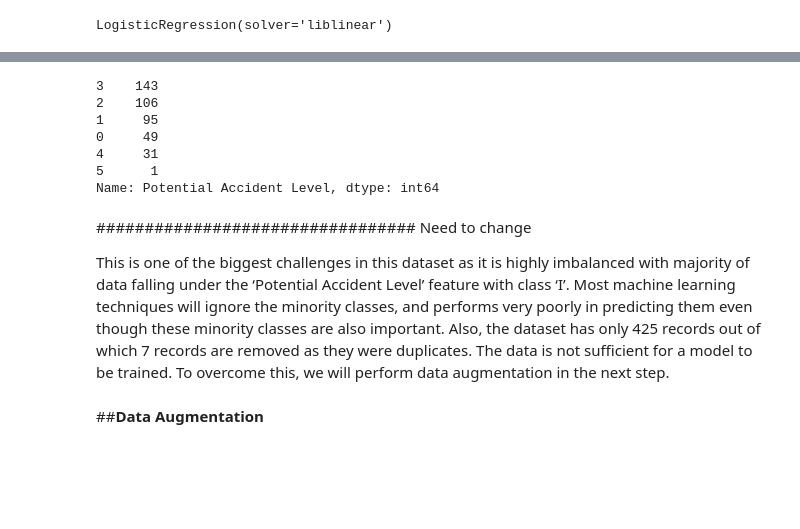
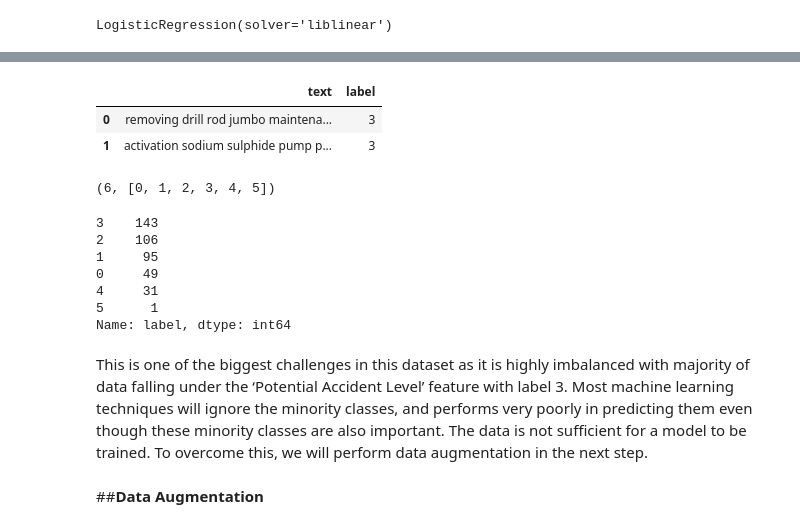
Before and after one commit to SelvamRaju/AI-ML-Capstone-Project-NLP-Chatbot, a Jupyter notebook: GL_Capstone_ChatBot_Final.ipynb, the cells around one changed output, grey strips where cells are left out. Drawn from its saved outputs; the diff is of its cells as text; code cells hidden in the pictures; blank space fills up the shorter version.

```diff
--- a/GL_Capstone_ChatBot_Final.ipynb
+++ b/GL_Capstone_ChatBot_Final.ipynb
@@ -1533,5 +1521,17 @@ feature_df(2)
+# %%
+feature_df.head(2)
+# %% [output]
+|  | text | label |
+| 0 | removing drill rod jumbo maintena... | 3 |
+| 1 | activation sodium sulphide pump p... | 3 |
+# %%
+# number of unique categories in the target column
+num_labels=feature_df['label'].nunique()
+num_labels,sorted(feature_df['label'].unique())
+# %% [output]
+(6, [0, 1, 2, 3, 4, 5])
 # %%
-feature_df['Potential Accident Level'].value_counts()
+feature_df['label'].value_counts()
 # %% [output]
 3    143
 2    106
@@ -1539,11 +1539,9 @@ feature_df['Potential Accident Level'].value_counts()
 0     49
 4     31
 5      1
-Name: Potential Accident Level, dtype: int64
+Name: label, dtype: int64
 # %% [markdown]
-################################# Need to change
-
-This is one of the biggest challenges in this dataset as it is highly imbalanced with majority of data falling under the ‘Potential Accident Level’ feature with class ‘I’. Most machine learning techniques will ignore the minority classes, and performs very poorly in predicting them even though these minority classes are also important. Also, the dataset has only 425 records out of which 7 records are removed as they were duplicates. The data is not sufficient for a model to be trained. To overcome this, we will perform data augmentation in the next step.
+This is one of the biggest challenges in this dataset as it is highly imbalanced with majority of data falling under the ‘Potential Accident Level’ feature with label 3. Most machine learning techniques will ignore the minority classes, and performs very poorly in predicting them even though these minority classes are also important. The data is not sufficient for a model to be trained. To overcome this, we will perform data augmentation in the next step.
 # %% [markdown]
 ##**Data Augmentation**
 # %% [markdown]
```
Also changed, not shown: parts of 81 cells of this notebook.
